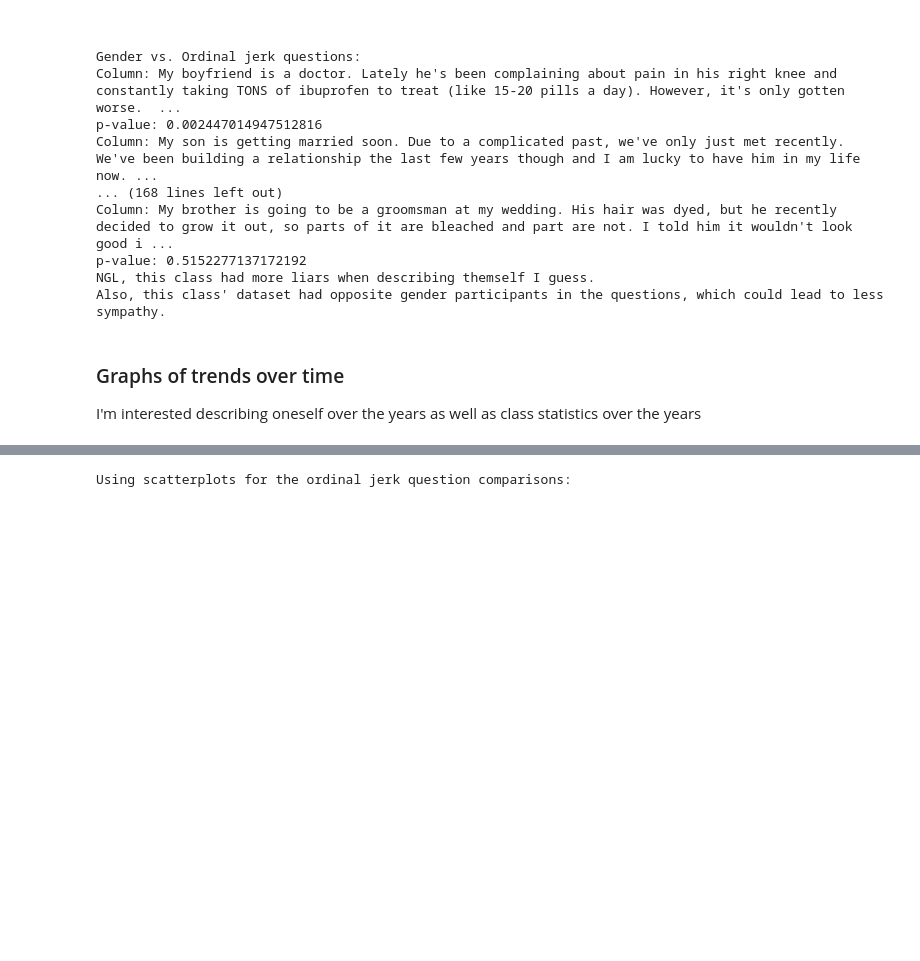
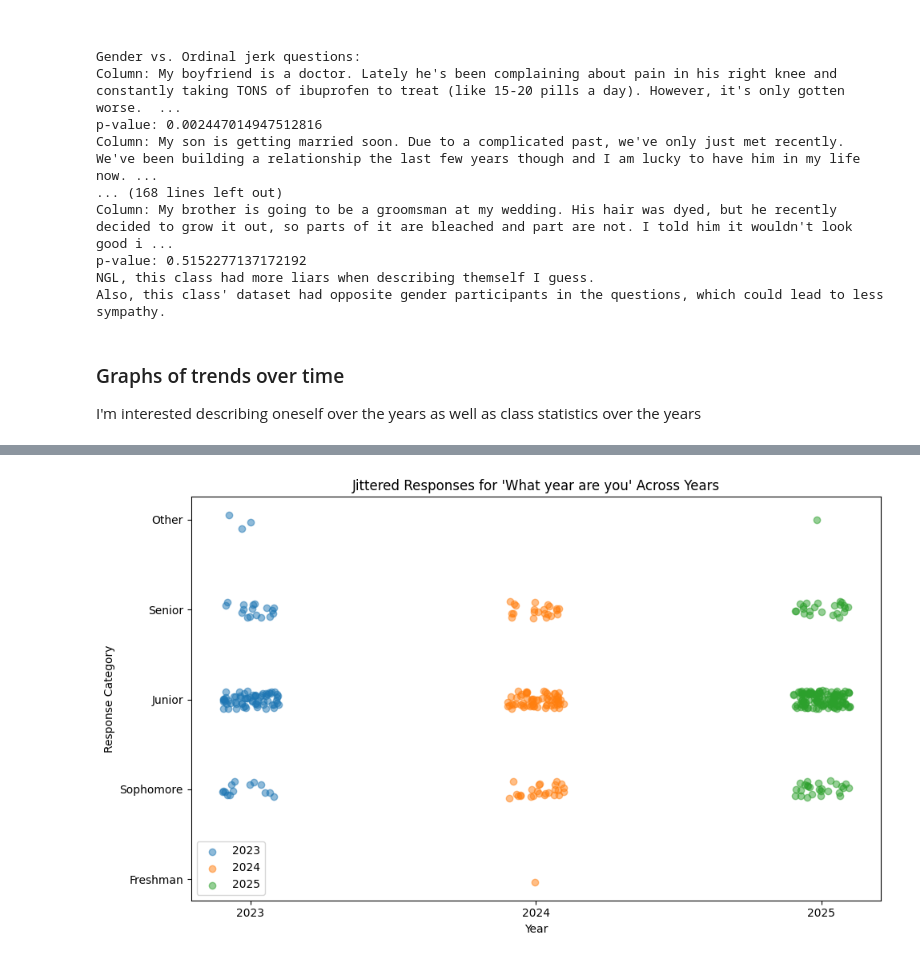
Before and after one commit to cheesuschris/320Homeworks, a Jupyter notebook: Homework2/Homework2.ipynb, the cells around one changed output, grey strips where cells are left out. Drawn from its saved outputs; the diff is of its cells as text; code cells hidden in the pictures; blank space fills up the shorter version.

```diff
--- a/Homework2/Homework2.ipynb
+++ b/Homework2/Homework2.ipynb
@@ -821,4 +816,36 @@ Not going to lie, I don't see genders being reversed even though it says some of
 # %%
-print("Using scatterplots for the ordinal jerk question comparisons:")
+ordered_categories = ["Freshman", "Sophomore", "Junior", "Senior", "Other"]
+df_fall_2025.replace("Sophmore", "Sophomore", inplace=True)
+df_fall_2024.replace("Sophmore", "Sophomore", inplace=True)
+df_max_fall_2023.replace("Sophmore", "Sophomore", inplace=True)
+mapping = {cat: i for i, cat in enumerate(ordered_categories)}
+codes_2023 = df_max_fall_2023["What year are you?"].map(mapping).dropna()
+codes_2024 = df_fall_2024["What year are you?"].map(mapping).dropna()
+codes_2025 = df_fall_2025["What year are you?"].map(mapping).dropna()
+
+plt.figure(figsize=(10, 6))
+plt.scatter(
+    np.ones(len(codes_2023)) * 2023 + np.random.uniform(-0.1, 0.1, len(codes_2023)),
+    codes_2023 + np.random.uniform(-0.1, 0.1, len(codes_2023)),
+    alpha=0.5, label='2023'
+)
+plt.scatter(
+    np.ones(len(codes_2024)) * 2024 + np.random.uniform(-0.1, 0.1, len(codes_2024)),
+    codes_2024 + np.random.uniform(-0.1, 0.1, len(codes_2024)),
+    alpha=0.5, label='2024'
+)
+plt.scatter(
+    np.ones(len(codes_2025)) * 2025 + np.random.uniform(-0.1, 0.1, len(codes_2025)),
+    codes_2025 + np.random.uniform(-0.1, 0.1, len(codes_2025)),
+    alpha=0.5, label='2025'
+)
+plt.yticks(range(len(ordered_categories)), ordered_categories)
+plt.title(f"Jittered Responses for 'What year are you' Across Years")
+plt.xlabel("Year")
+plt.xticks([2023, 2024, 2025])
+plt.ylabel("Response Category")
+plt.legend()
+plt.tight_layout()
+plt.show()
 # %% [output]
-Using scatterplots for the ordinal jerk question comparisons:
+[figure, added]
```
Also changed, not shown: parts of 7 cells of this notebook.
